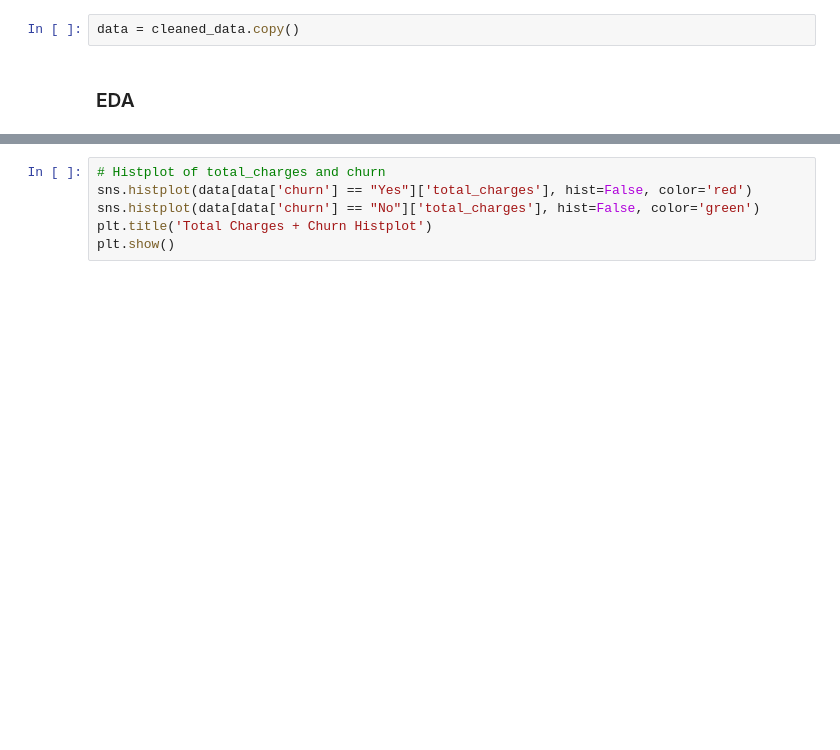
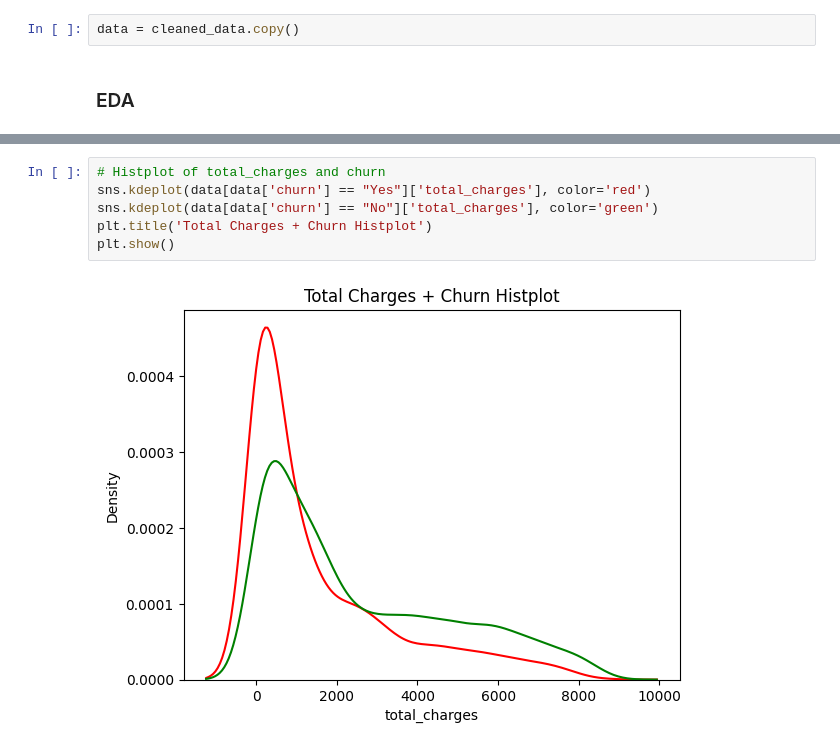
Before and after one commit to taborerickson/Customer-Churn-Prediction, a Jupyter notebook: Notebooks/customer_churn_pred.ipynb, the cells around one changed output, grey strips where cells are left out. Saved outputs shown, nothing was run; the diff lists cells and outputs as text; blank space fills up the shorter version.

```diff
--- a/Notebooks/customer_churn_pred.ipynb
+++ b/Notebooks/customer_churn_pred.ipynb
@@ -316,6 +314,8 @@ plt.show()
 # %%
 # Histplot of total_charges and churn
-sns.histplot(data[data['churn'] == "Yes"]['total_charges'], hist=False, color='red')
-sns.histplot(data[data['churn'] == "No"]['total_charges'], hist=False, color='green')
+sns.kdeplot(data[data['churn'] == "Yes"]['total_charges'], color='red')
+sns.kdeplot(data[data['churn'] == "No"]['total_charges'], color='green')
 plt.title('Total Charges + Churn Histplot')
 plt.show()
+# %% [output]
+[figure, added]
```
Also changed, not shown: parts of 7 cells of this notebook.
